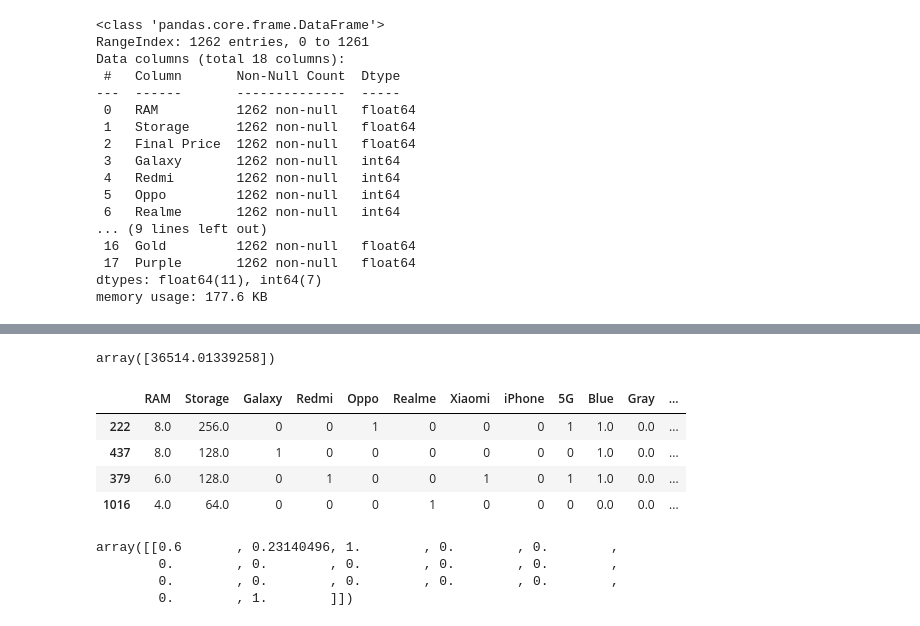
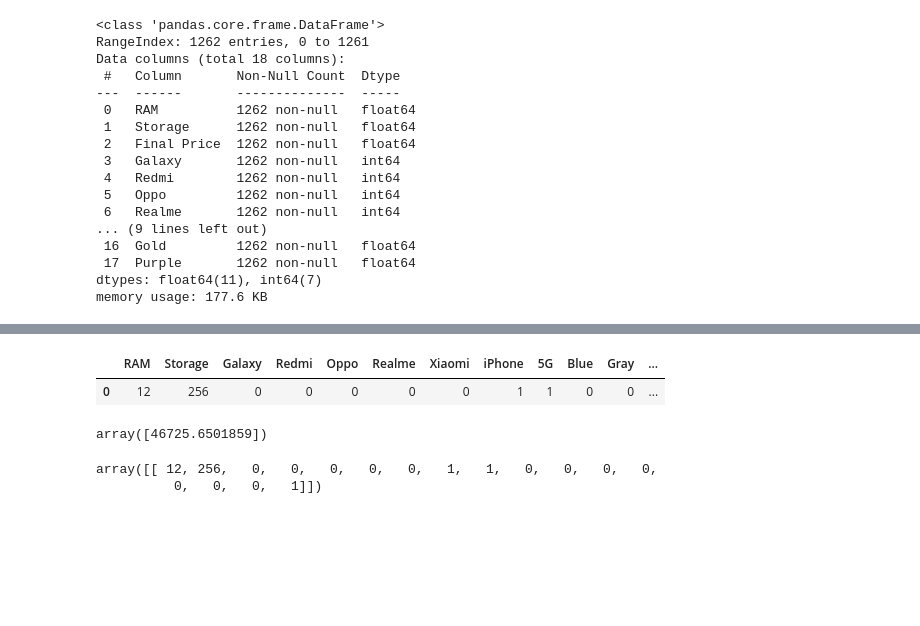
Before and after one commit to subhajit20/Learning-ML, a Jupyter notebook: Mobile Price Prediction/Mobile Price Predictor.ipynb, the cells around one changed output, grey strips where cells are left out. Cells and saved outputs as stored; diff of their text form; code cells hidden in the pictures; blank space fills up the shorter version.

```diff
--- a/Mobile Price Prediction/Mobile Price Predictor.ipynb
+++ b/Mobile Price Prediction/Mobile Price Predictor.ipynb
@@ -635,22 +620,17 @@ d
 # %%
-p = np.array([0.6, 0.23140496, 1., 0., 0. ,0., 0., 0., 0., 0.,0., 0., 0., 0., 0., 0., 1.])
+p = np.array([12, 256, 0, 0, 0 ,0, 0, 1, 1, 0,0, 0, 0, 0, 0, 0, 1])
+s = pd.DataFrame(p.reshape(1,-1),columns=x.columns)
+s
+# %% [output]
+|  | RAM | Storage | Galaxy | Redmi | Oppo | Realme | Xiaomi | iPhone | 5G | Blue | Gray | ... |
+| 0 | 12 | 256 | 0 | 0 | 0 | 0 | 0 | 1 | 1 | 0 | 0 | ... |
 # %%
-model.predict(p.reshape(1, -1))
+pipeline.predict(s)
 # %% [output]
-array([36514.01339258])
+array([46725.6501859])
-# %%
-x.sample(4)
-# %% [output]
-|  | RAM | Storage | Galaxy | Redmi | Oppo | Realme | Xiaomi | iPhone | 5G | Blue | Gray | ... |
-| 222 | 8.0 | 256.0 | 0 | 0 | 1 | 0 | 0 | 0 | 1 | 1.0 | 0.0 | ... |
-| 437 | 8.0 | 128.0 | 1 | 0 | 0 | 0 | 0 | 0 | 0 | 1.0 | 0.0 | ... |
-| 379 | 6.0 | 128.0 | 0 | 1 | 0 | 0 | 1 | 0 | 1 | 1.0 | 0.0 | ... |
-| 1016 | 4.0 | 64.0 | 0 | 0 | 0 | 1 | 0 | 0 | 0 | 0.0 | 0.0 | ... |
 # %%
 p.reshape(1, -1)
 # %% [output]
-array([[0.6       , 0.23140496, 1.        , 0.        , 0.        ,
-        0.        , 0.        , 0.        , 0.        , 0.        ,
-        0.        , 0.        , 0.        , 0.        , 0.        ,
-        0.        , 1.        ]])
+array([[ 12, 256,   0,   0,   0,   0,   0,   1,   1,   0,   0,   0,   0,
+          0,   0,   0,   1]])
 # %%
```
Also changed, not shown: parts of 39 cells of this notebook, 2 other files.
